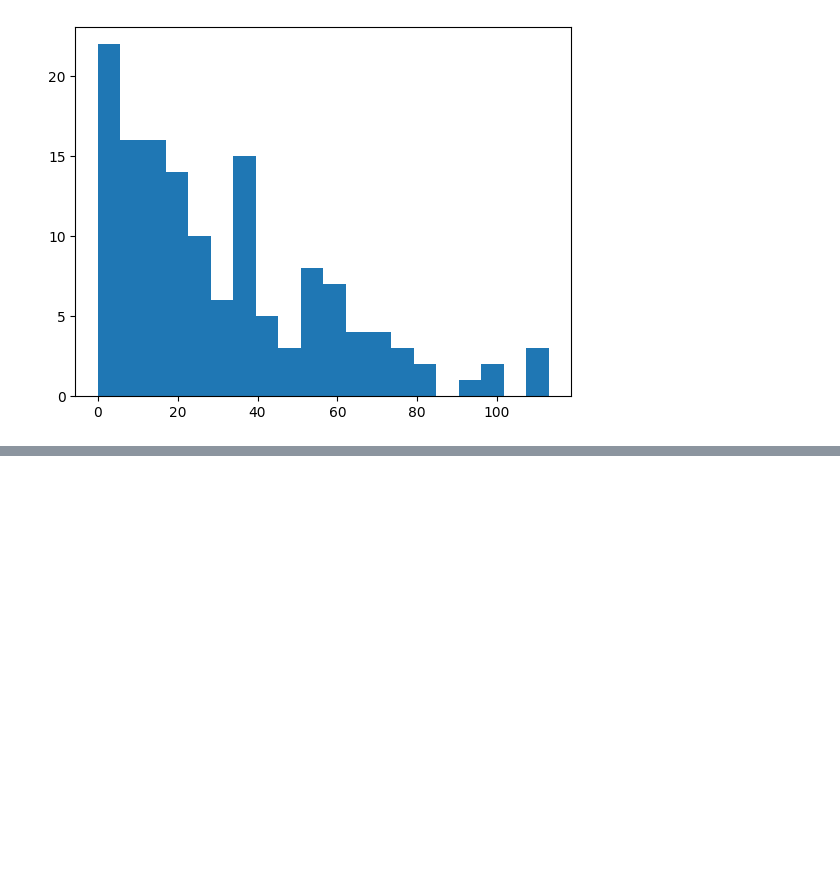
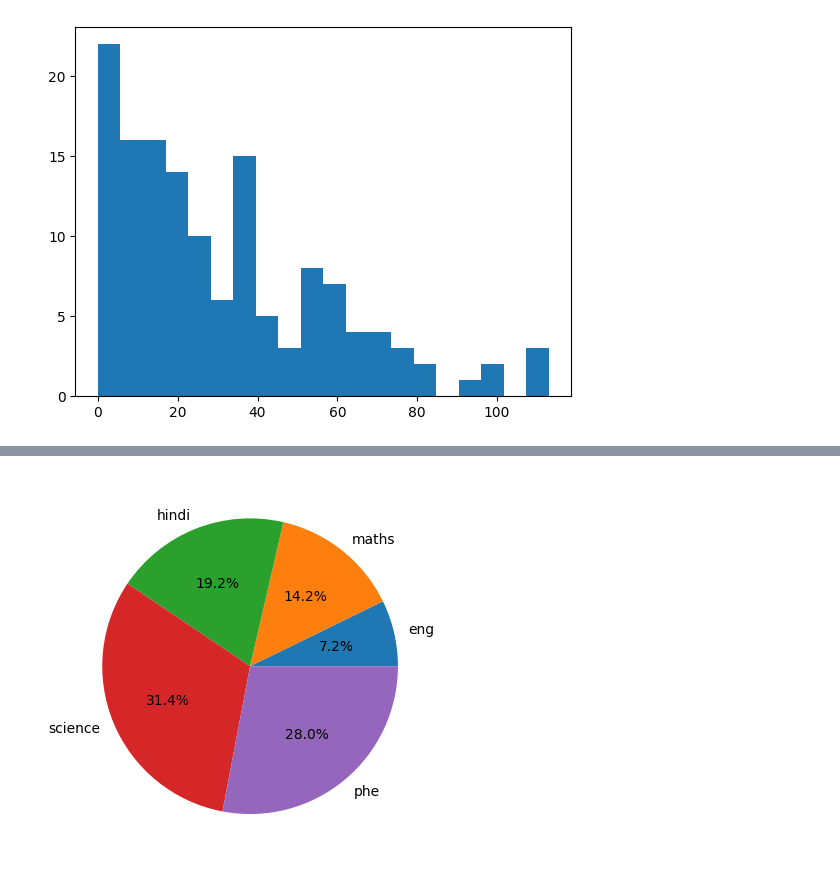
Before and after one commit to utkarshchouhan-dev/Python-Libraries, a Jupyter notebook: Matplotlib/matplotlib.ipynb, the cells around one changed output, grey strips where cells are left out. Cells and saved outputs as stored; diff of their text form; code cells hidden in the pictures; blank space fills up the shorter version.

```diff
--- a/Matplotlib/matplotlib.ipynb
+++ b/Matplotlib/matplotlib.ipynb
@@ -333,0 +353,7 @@ ax3.plot(np.random.standard_normal(50).cumsum(), color="black",linestyle="dashed
+# %%
+data = [23,45,61,100,89]
+subjects = ['eng','maths','hindi','science','phe']
+plt.pie(data, labels = subjects, autopct='%0.1f%%')
+plt.show()
+# %% [output]
+[figure, added]
```
Also changed, not shown: parts of 14 cells of this notebook, 1 other file.
